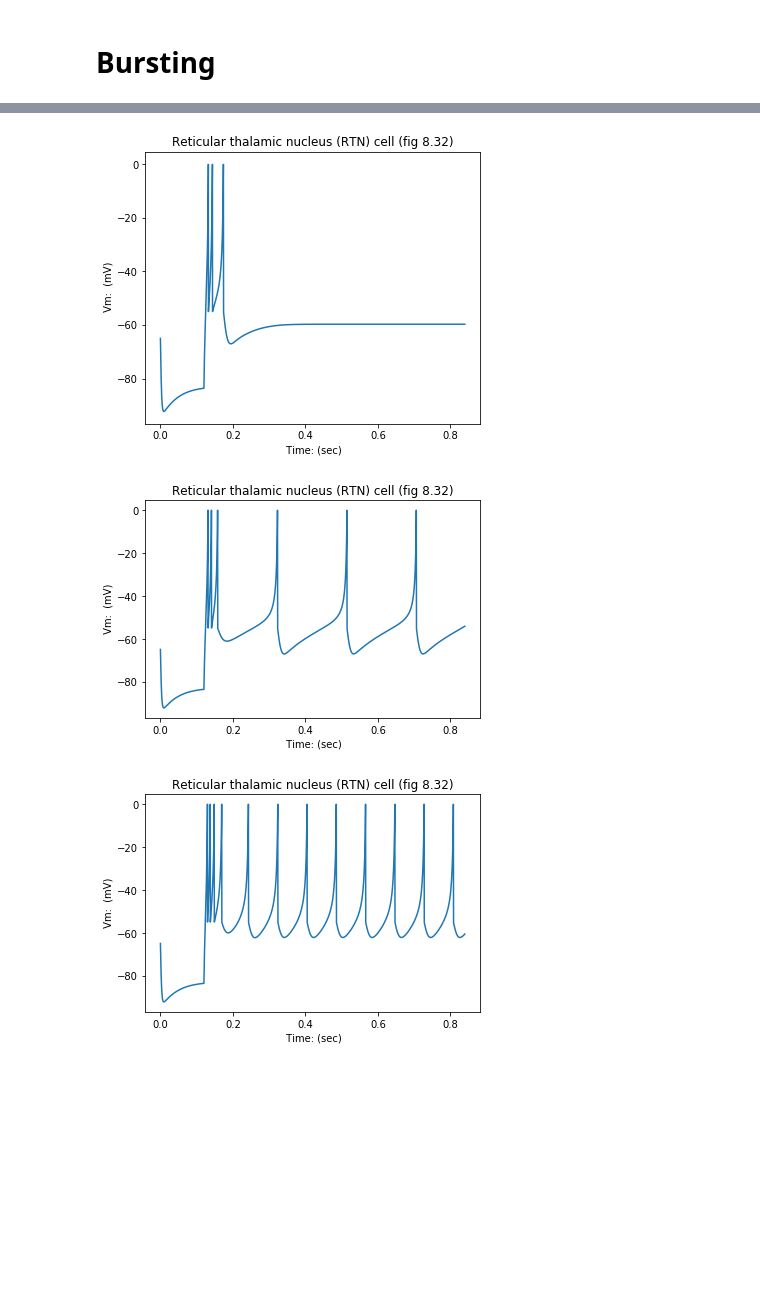
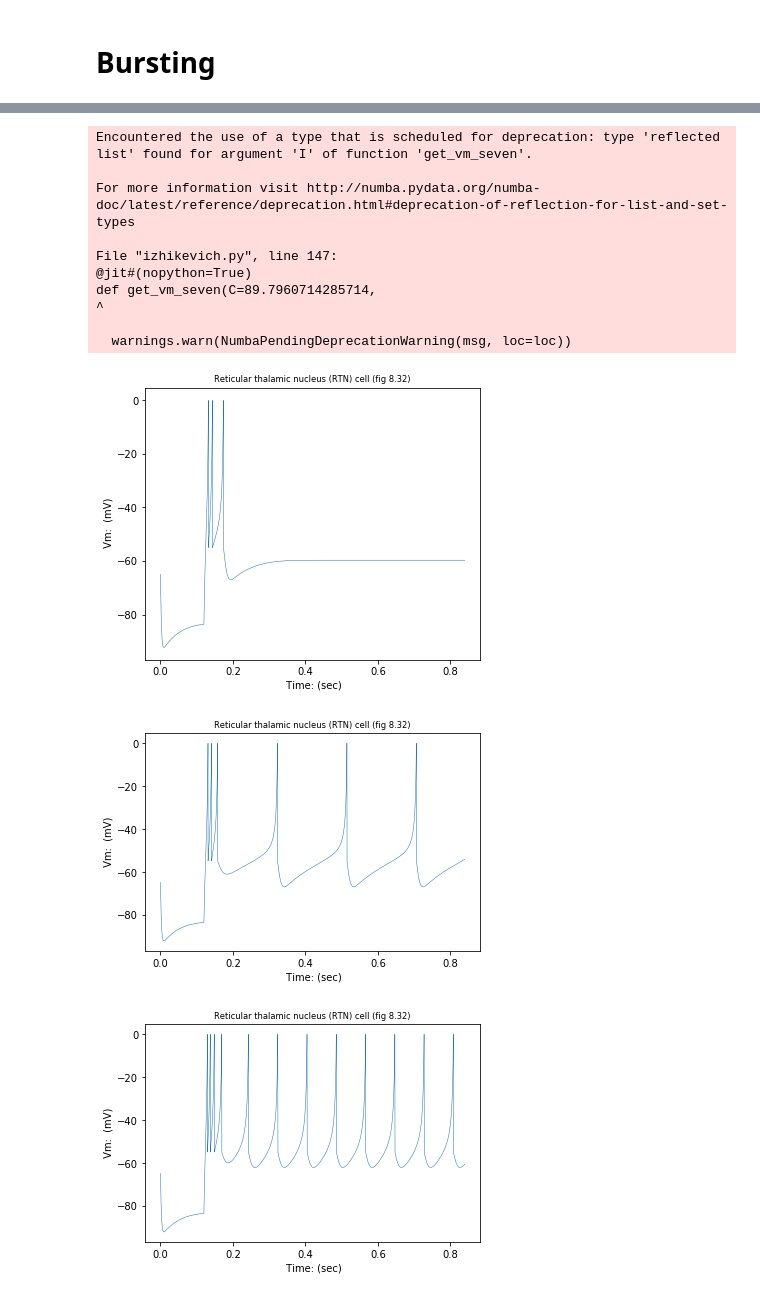
Before and after one commit to russelljjarvis/jit_hub, a Jupyter notebook: faster_izhikevich_model.ipynb, the cells around one changed output, grey strips where cells are left out. Saved outputs shown, nothing was run; the diff lists cells and outputs as text; code cells hidden in the pictures; blank space fills up the shorter version.

```diff
--- a/faster_izhikevich_model.ipynb
+++ b/faster_izhikevich_model.ipynb
@@ -217,29 +177,10 @@ for i,amp in enumerate(IinRange):
 # %% [markdown]
 # Bursting
-# %%
-
-
-
-def transform_input(IinRange,Iin0,burstMode=True):
-    tau=0.25; #%dt
-    index = 0;
-    list_currents=[]
-    for Iinput in IinRange:
-        index = index + 1; #% subplot index
-        n=int(np.round(T/tau)); #% number of samples
-
-        if burstMode:
-            n0 = int(120/tau); #% initial period of 120 ms to lower Vrmp to -80mV
-            I=list(Iin0*np.ones(n0)[:])
-            Ipart=list(Iinput*np.ones(n)[:])
-            I.extend(Ipart);#% 2 different pulses of input DC current
-            n = n+n0;
-        else:
-            I=list(Iinput*np.ones(n));#% pulse of input DC current
-        list_currents.append(I)
-    return list_currents
-Iin0 = -1200; #% required to lower Vrmp to -80mV for 120 ms
-IinRange = [0,50,100];
-T=650;
-IinRange = transform_input(IinRange,Iin0,burstMode=True)
-np.shape(IinRange)
+# %%
+
+
+
+Iin0 = -1200; #% required to lower Vrmp to -80mV for 120 ms
+IinRange = [0,50,100];
+T=650;
+IinRange = transform_input(T,IinRange,Iin0,burstMode=True)
@@ -286,34 +239,44 @@ import numpy as np
 #Iin0 = -1200; #% required to lower Vrmp to -80mV for 120 ms
 #IinRange = [0,50,100];
 #T=650;
 
 Iin0 = -350;
 IinRange = [30,50,90];
 T=720;
 
-IinRange = transform_input(IinRange,Iin0,burstMode=True)
+IinRange = transform_input(T,IinRange,Iin0,burstMode=True)
 np.shape(IinRange)
 
 
 T=650;
 figtitle = 'Reticular thalamic nucleus (RTN) cell (fig 8.32)';
 Iin0 = -1200; #% required to lower Vrmp to -80mV for 120 ms
 #reduced_cells['TC']['celltype'] = 6
 for i,amp in enumerate(IinRange):
     model = izhi.IZHIModel()
     model.set_attrs(reduced_cells['RTN'])
     vm = model.inject_direct_current(amp)
     #vm = model.get_membrane_potential()
 
     plt.subplot(3,1,i+1)
     plt.clf()
     plt.plot(vm.times,vm.magnitude,label=str(' Amp:')+str(amp)+str(' (pA)'))
     plt.xlabel(str(' Time:' )+str(' (sec)'))
     plt.ylabel(str(' Vm: ')+str(' (mV)'))
     #plt.legend()
     plt.title(figtitle)
     plt.show()
 # %% [output]
+Encountered the use of a type that is scheduled for deprecation: type 'reflected list' found for argument 'I' of function 'get_vm_seven'.
+
+For more information visit http://numba.pydata.org/numba-doc/latest/reference/deprecation.html#deprecation-of-reflection-for-list-and-set-types
+
+File "izhikevich.py", line 147:
+@jit#(nopython=True)
+def get_vm_seven(C=89.7960714285714,
+^
+
+  warnings.warn(NumbaPendingDeprecationWarning(msg, loc=loc))
-[figure, old version]
+[figure, new version]
-[figure, old version]
+[figure, new version]
-[figure, old version]
+[figure, new version]
```
Also changed, not shown: parts of 22 cells of this notebook.
